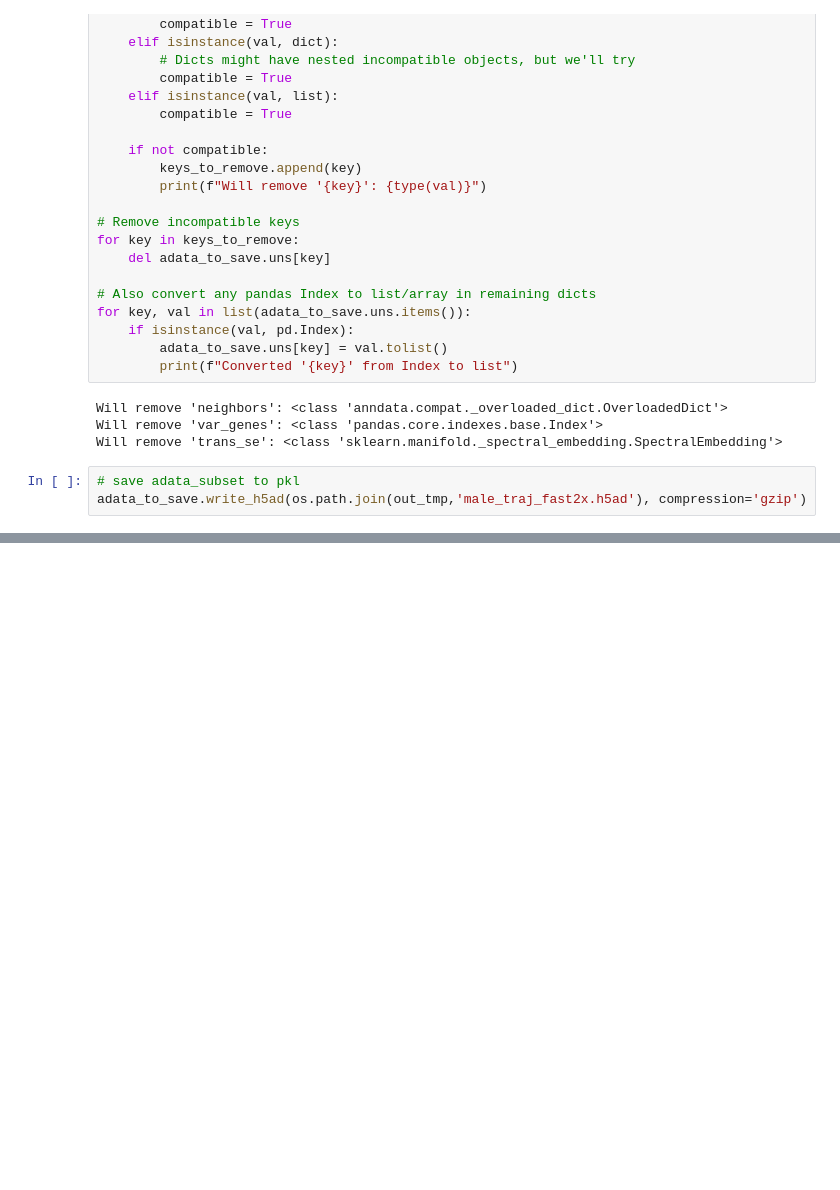
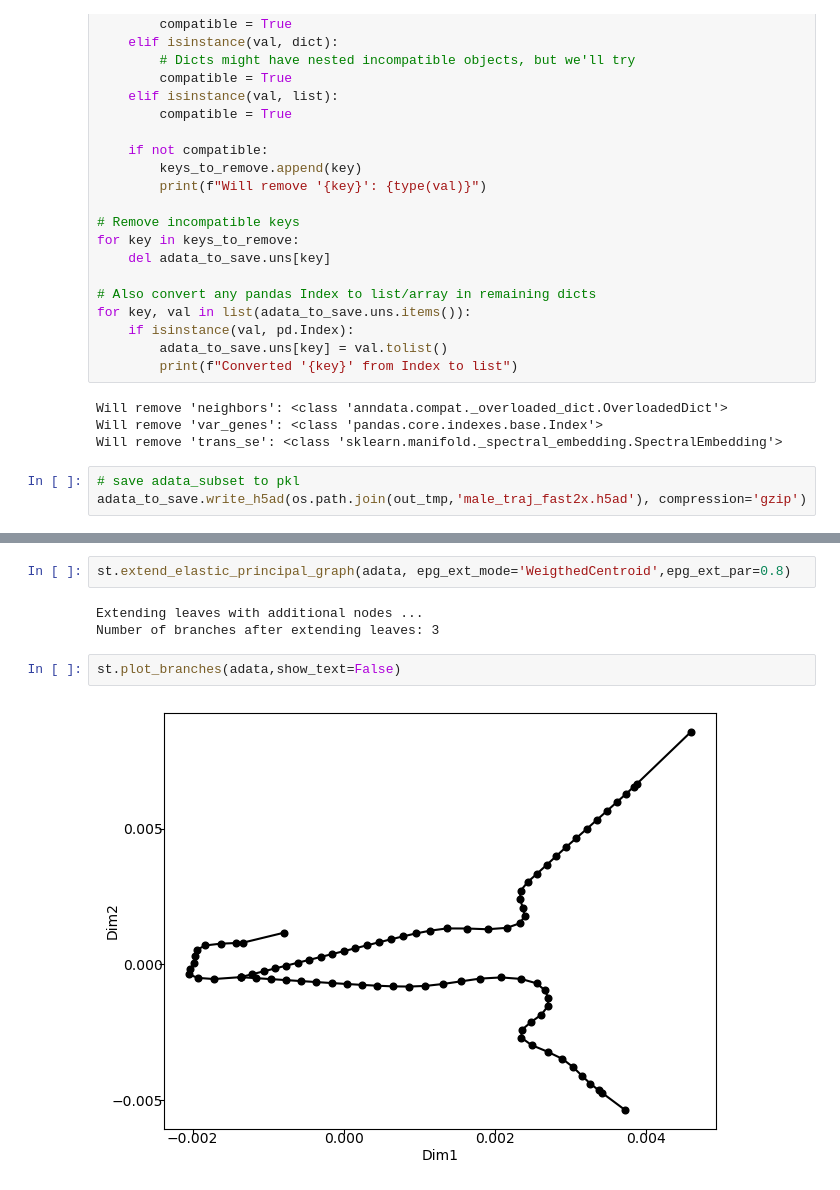
Before and after one commit to sachha-naksha/TA_muscle_ageing, a Jupyter notebook: py_scripts/grn_inference/1_traj_inference.ipynb, the cells around one changed output, grey strips where cells are left out. Cells and saved outputs as stored; diff of their text form; blank space fills up the shorter version.

```diff
--- a/py_scripts/grn_inference/1_traj_inference.ipynb
+++ b/py_scripts/grn_inference/1_traj_inference.ipynb
@@ -188,0 +226,9 @@ adata_to_save.write_h5ad(os.path.join(out_tmp,'male_traj_fast2x.h5ad'), compress
+# %%
+st.extend_elastic_principal_graph(adata, epg_ext_mode='WeigthedCentroid',epg_ext_par=0.8)
+# %% [output]
+Extending leaves with additional nodes ...
+Number of branches after extending leaves: 3
+# %%
+st.plot_branches(adata,show_text=False)
+# %% [output]
+[figure, added]
```
Also changed, not shown: parts of 11 cells of this notebook, 2 other files.
